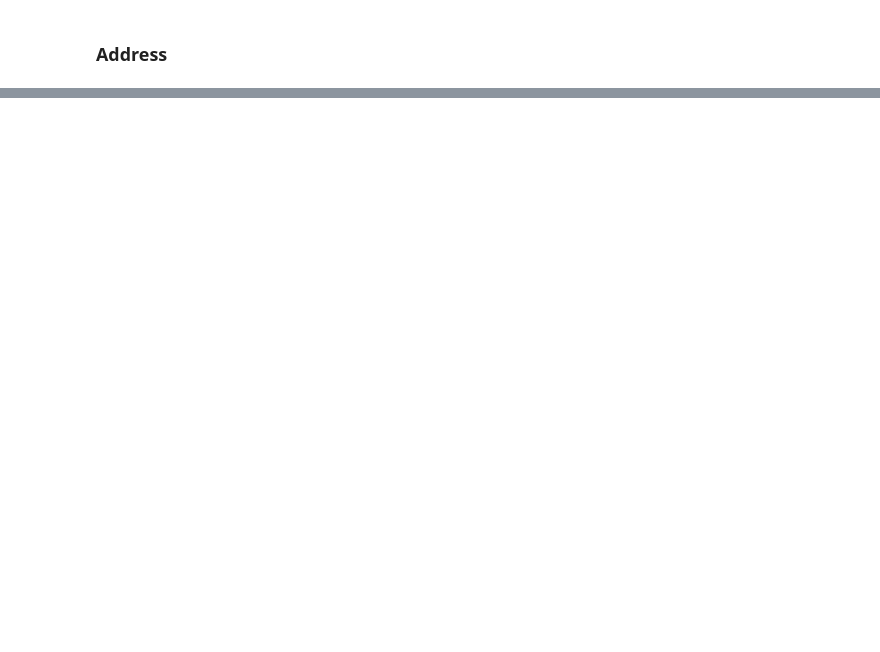
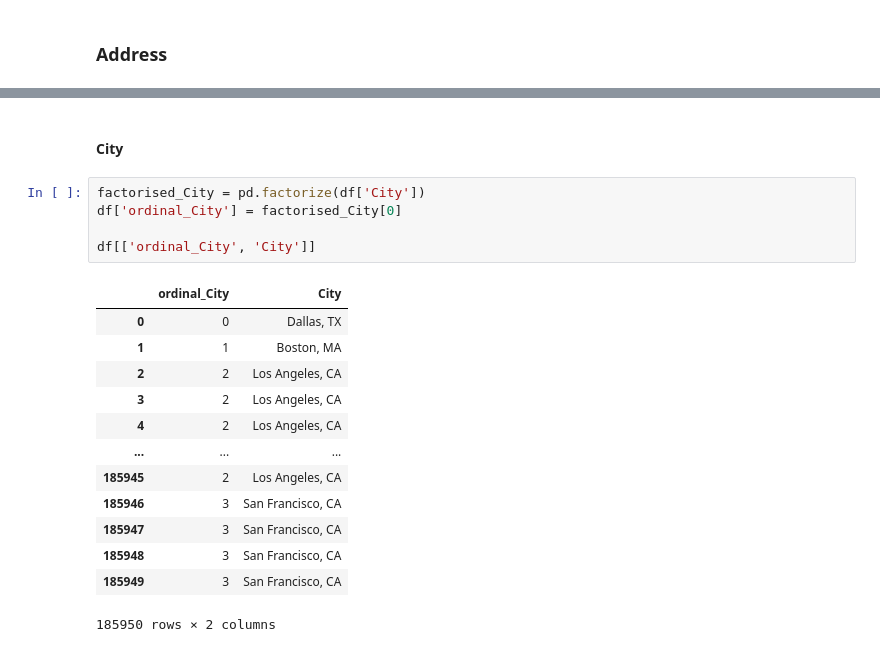
Before and after one commit to julrichkieffer/portfolio-data-science, a Jupyter notebook: 2019-sales/analysis.ipynb, the cells around one changed output, grey strips where cells are left out. Drawn from its saved outputs; the diff is of its cells as text; blank space fills up the shorter version.

```diff
--- a/2019-sales/analysis.ipynb
+++ b/2019-sales/analysis.ipynb
@@ -197,0 +268,21 @@ df.tail()
+# %% [markdown]
+#### City
+# %%
+factorised_City = pd.factorize(df['City'])
+df['ordinal_City'] = factorised_City[0]
+
+df[['ordinal_City', 'City']]
+# %% [output]
+|  | ordinal_City | City |
+| 0 | 0 | Dallas, TX |
+| 1 | 1 | Boston, MA |
+| 2 | 2 | Los Angeles, CA |
+| 3 | 2 | Los Angeles, CA |
+| 4 | 2 | Los Angeles, CA |
+| ... | ... | ... |
+| 185945 | 2 | Los Angeles, CA |
+| 185946 | 3 | San Francisco, CA |
+| 185947 | 3 | San Francisco, CA |
+| 185948 | 3 | San Francisco, CA |
+| 185949 | 3 | San Francisco, CA |
+185950 rows × 2 columns
```
Also changed, not shown: parts of 13 cells of this notebook.
